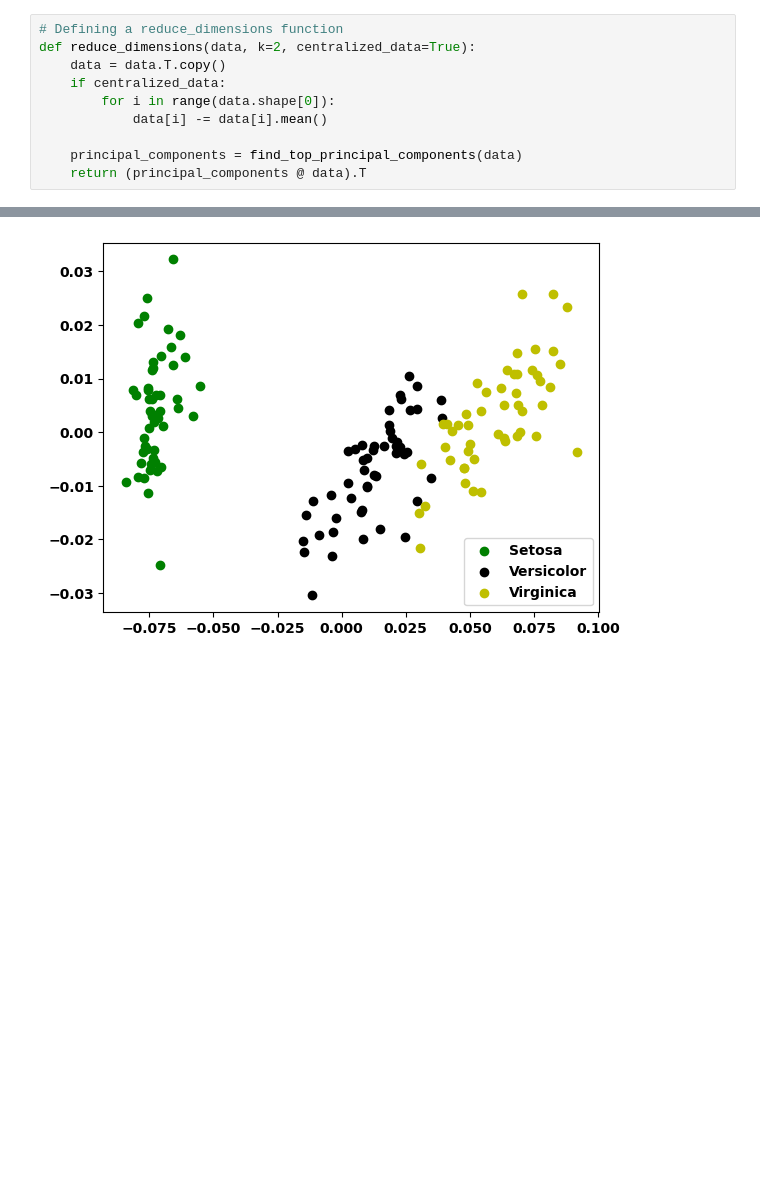
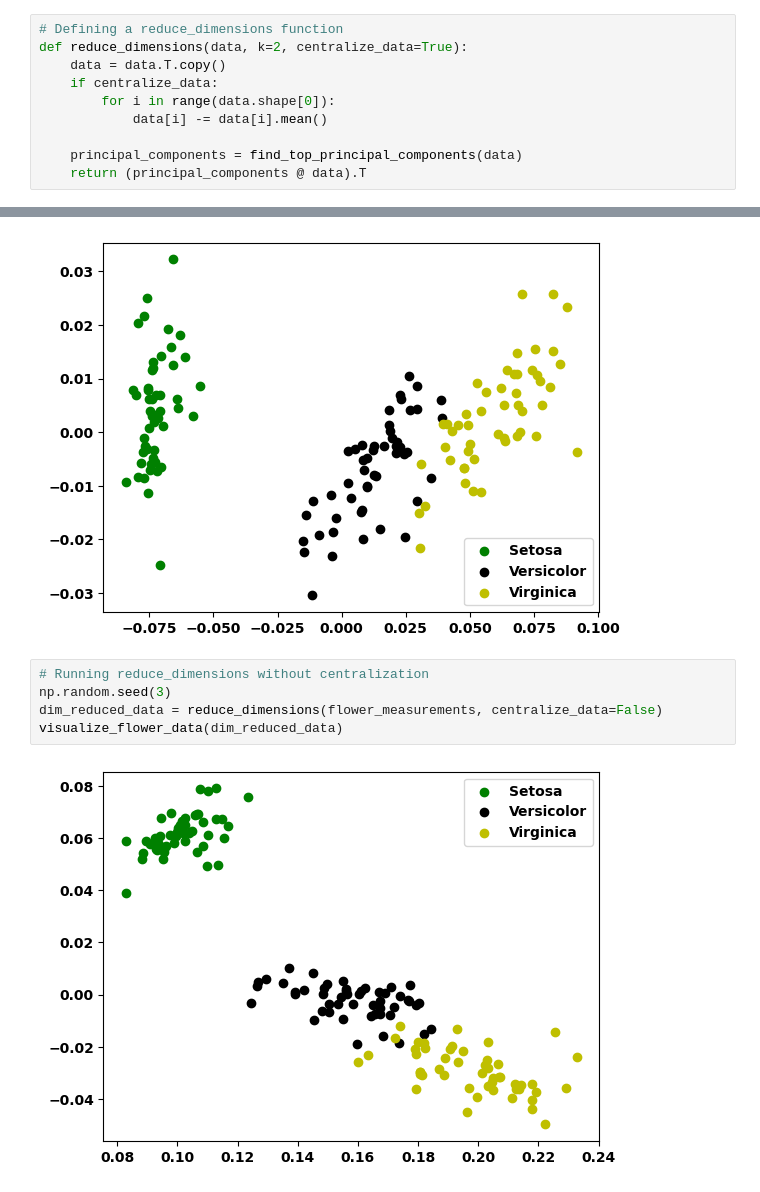
Before and after one commit to IanSinColorado/DataScienceBootcamp, a Jupyter notebook: Chapter14.ipynb, the cells around one changed output, grey strips where cells are left out. Drawn from its saved outputs; the diff is of its cells as text; blank space fills up the shorter version.

```diff
--- a/Chapter14.ipynb
+++ b/Chapter14.ipynb
@@ -565,9 +565,9 @@ def find_top_eigenvectors(matrix, k=2):
     return np.array(eigenvectors)
 # %%
 # Defining a reduce_dimensions function
-def reduce_dimensions(data, k=2, centralized_data=True):
+def reduce_dimensions(data, k=2, centralize_data=True):
     data = data.T.copy()
-    if centralized_data:
+    if centralize_data:
         for i in range(data.shape[0]):
             data[i] -= data[i].mean()
 
@@ -580,3 +580,10 @@ dim_reduced_data = reduce_dimensions(flower_measurements)
 visualize_flower_data(dim_reduced_data)
 # %% [output]
 [figure]
+# %%
+# Running reduce_dimensions without centralization
+np.random.seed(3)
+dim_reduced_data = reduce_dimensions(flower_measurements, centralize_data=False)
+visualize_flower_data(dim_reduced_data)
+# %% [output]
+[figure, added]
```
Also changed, not shown: parts of 6 cells of this notebook, 16 other files.
